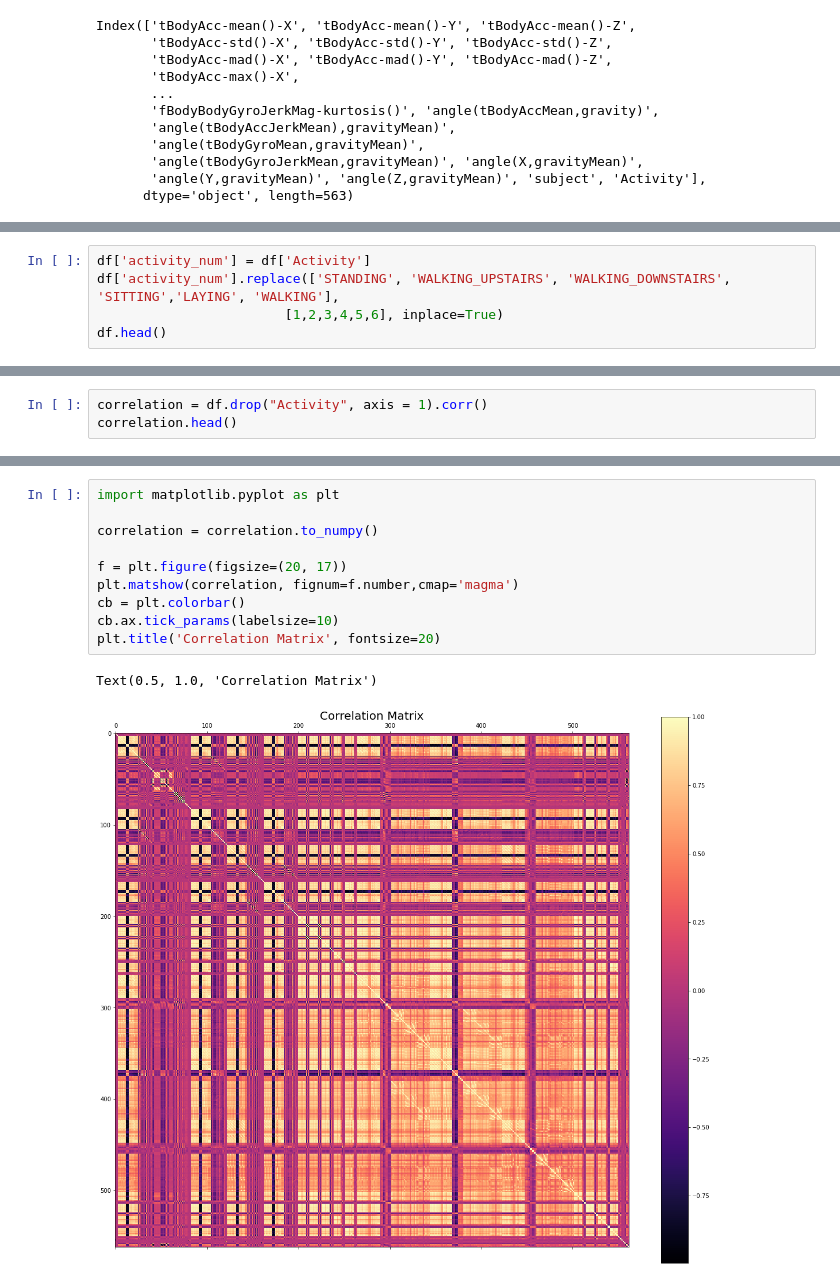
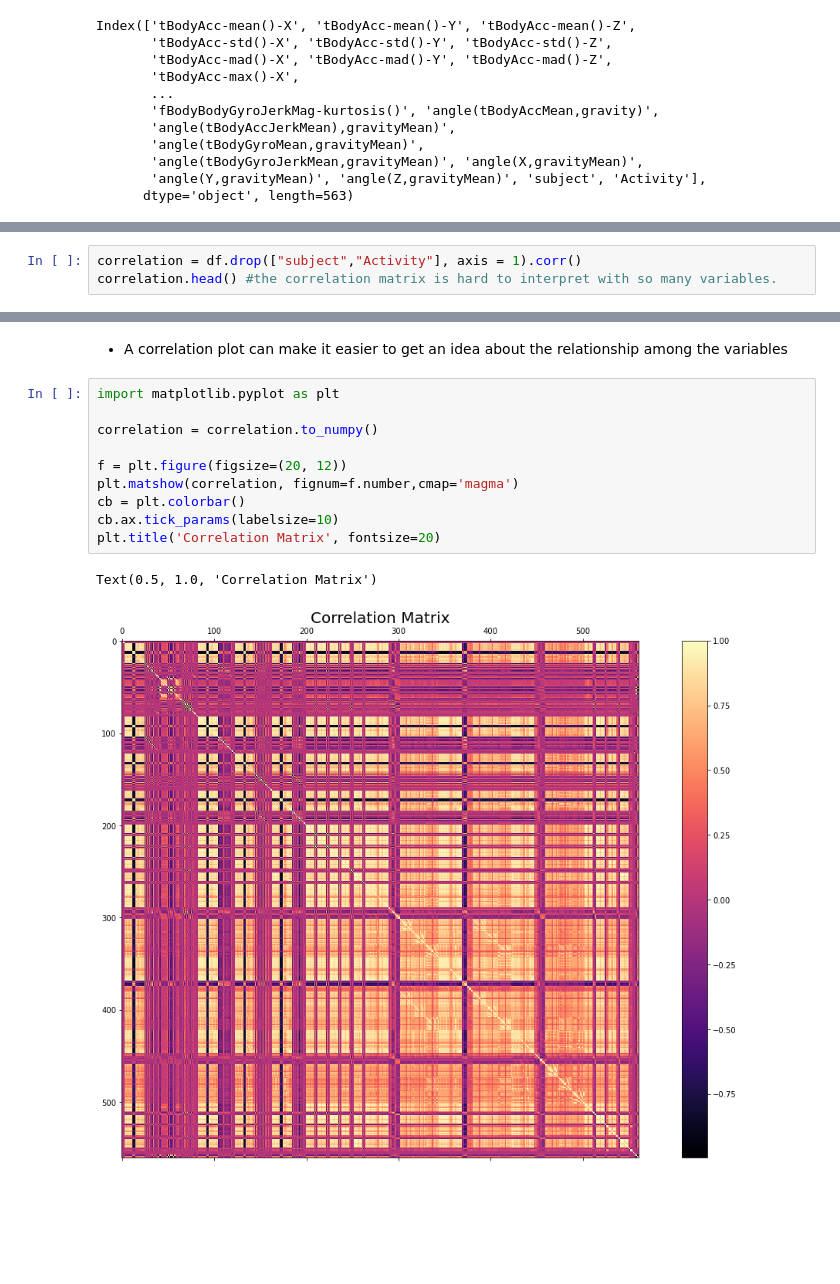
Before and after one commit to Esteban-7/Human_Activity_Recognition-Supervised_Learning, a Jupyter notebook: classification_project.ipynb, the cells around one changed output, grey strips where cells are left out. Drawn from its saved outputs; the diff is of its cells as text; blank space fills up the shorter version.

```diff
--- a/classification_project.ipynb
+++ b/classification_project.ipynb
@@ -159,5 +205,0 @@ Name: Activity, dtype: int64
-# %%
-df['activity_num'] = df['Activity']
-df['activity_num'].replace(['STANDING', 'WALKING_UPSTAIRS', 'WALKING_DOWNSTAIRS', 'SITTING','LAYING', 'WALKING'],
-                        [1,2,3,4,5,6], inplace=True)
-df.head()
@@ -172,6 +208,6 @@ df.head()
 # %%
-correlation = df.drop("Activity", axis = 1).corr()
-correlation.head()
+correlation = df.drop(["subject","Activity"], axis = 1).corr()
+correlation.head() #the correlation matrix is hard to interpret with so many variables.
 # %% [output]
 |  | tBodyAcc-mean()-X | tBodyAcc-mean()-Y | tBodyAcc-mean()-Z | tBodyAcc-std()-X | tBodyAcc-std()-Y | ... |
 | tBodyAcc-mean()-X | 1.000000 | 0.148061 | -0.256952 | 0.000619 | -0.021903 | ... |
@@ -183,13 +219,15 @@ correlation.head()
+# %% [markdown]
+- A correlation plot can  make it easier to get an idea about the relationship among the variables
 # %%
 import matplotlib.pyplot as plt
 
 correlation = correlation.to_numpy()
 
-f = plt.figure(figsize=(20, 17))
+f = plt.figure(figsize=(20, 12))
 plt.matshow(correlation, fignum=f.number,cmap='magma')
 cb = plt.colorbar()
 cb.ax.tick_params(labelsize=10)
 plt.title('Correlation Matrix', fontsize=20)
 # %% [output]
 Text(0.5, 1.0, 'Correlation Matrix')
-[figure, old version]
+[figure, new version]
```
Also changed, not shown: parts of 155 cells of this notebook, 2 other files.
